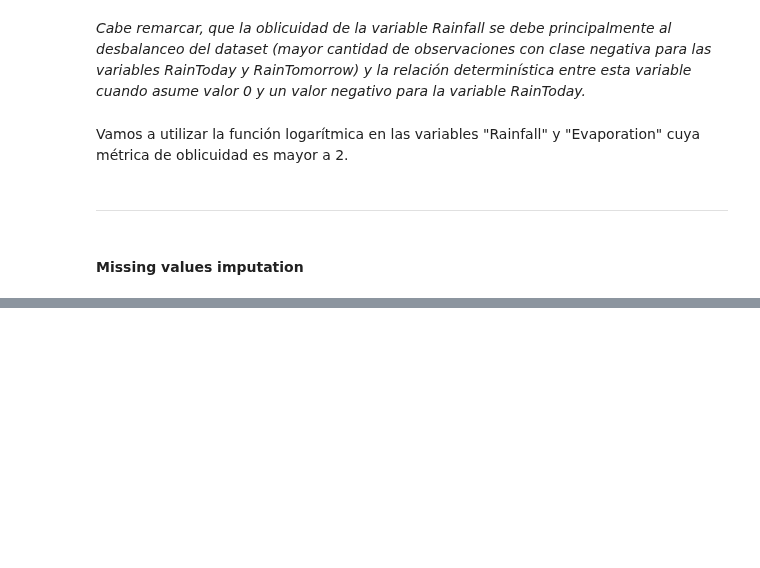
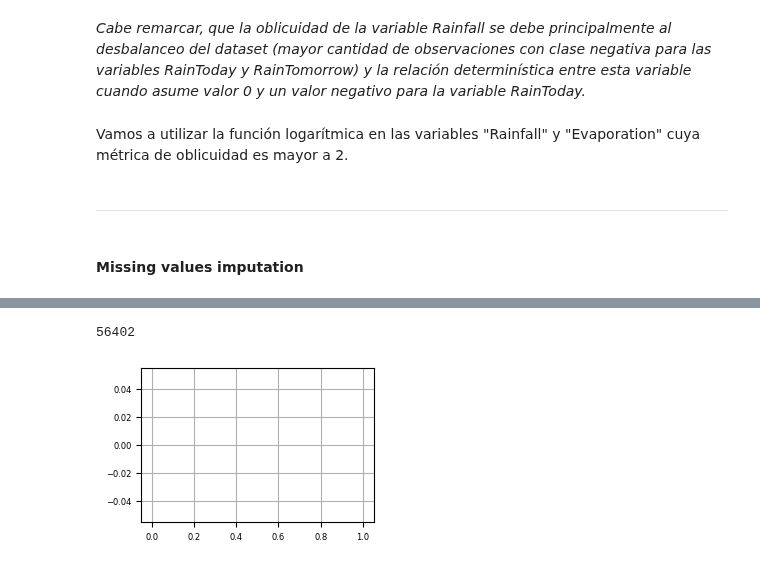
Before and after one commit to jcruz-ferreyra/aprMaqI_CEIA, a Jupyter notebook: TP/source/train_test_model.ipynb, the cells around one changed output, grey strips where cells are left out. Saved outputs shown, nothing was run; the diff lists cells and outputs as text; code cells hidden in the pictures; blank space fills up the shorter version.

```diff
--- a/TP/source/train_test_model.ipynb
+++ b/TP/source/train_test_model.ipynb
@@ -393,0 +435,16 @@ Yo las puedo borrar de acá a esas observaciones. Lo importante es pensar que vo
+# %%
+for feature in tqdm(numeric_feature_columns):
+    feature_locations = spatial_correlations[feature]["loc_a"].unique()
+
+    filt = (train_set[feature].isna()) & (train_set["Location"].isin(feature_locations))
+    train_set.loc[filt, feature] = train_set.loc[filt, :].apply(
+        lambda x: impute_missing(
+            df=train_set,
+            date=x["Date"],
+            location=x["Location"],
+            feature=feature,
+            correlations=spatial_correlations[feature],
+            k=3,
+        ),
+        axis=1,
+    )
@@ -393,0 +471,4 @@ Yo las puedo borrar de acá a esas observaciones. Lo importante es pensar que vo
+# %%
+feature = "Sunshine"
+filt = (~train_set[feature].isna())
+train_set.loc[filt, :][feature]
@@ -393,0 +488,9 @@ Yo las puedo borrar de acá a esas observaciones. Lo importante es pensar que vo
+# %%
+(train_set[feature].isna()).sum()
+# %% [output]
+56402
+# %%
+train_set.loc[~filt, :][feature].hist(bins=50, figsize=(3, 2))
+plt.show()
+# %% [output]
+[figure, added]
```
Also changed, not shown: parts of 26 cells of this notebook, 1 other file.
